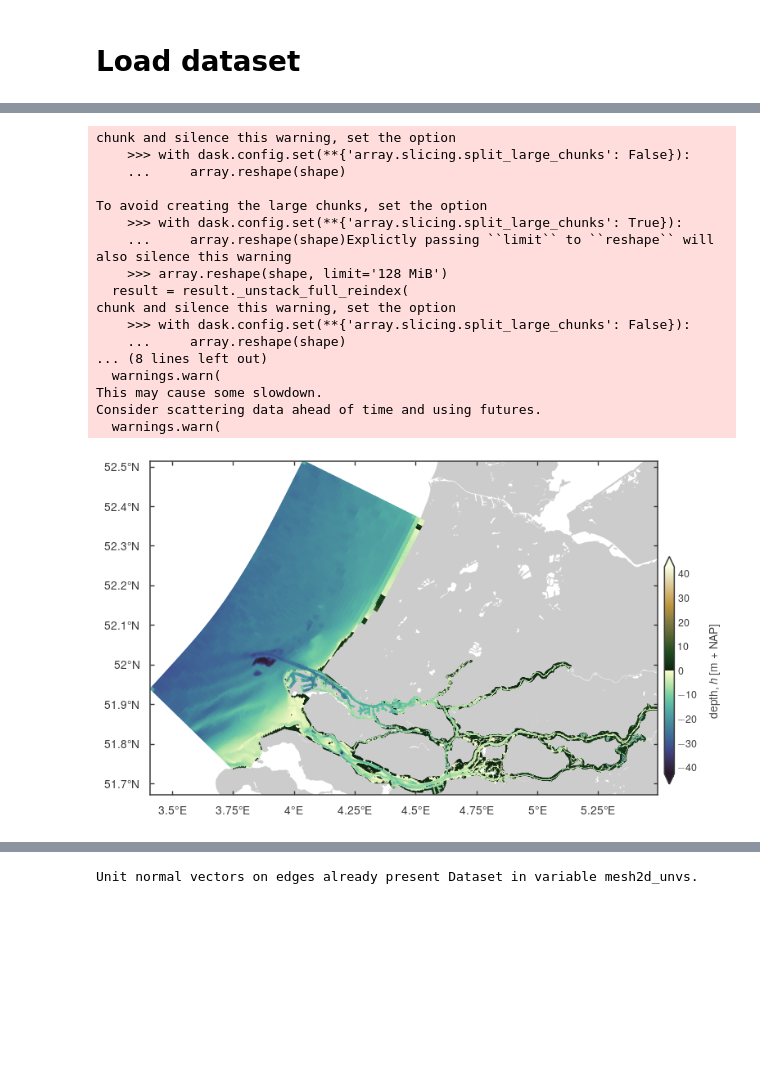
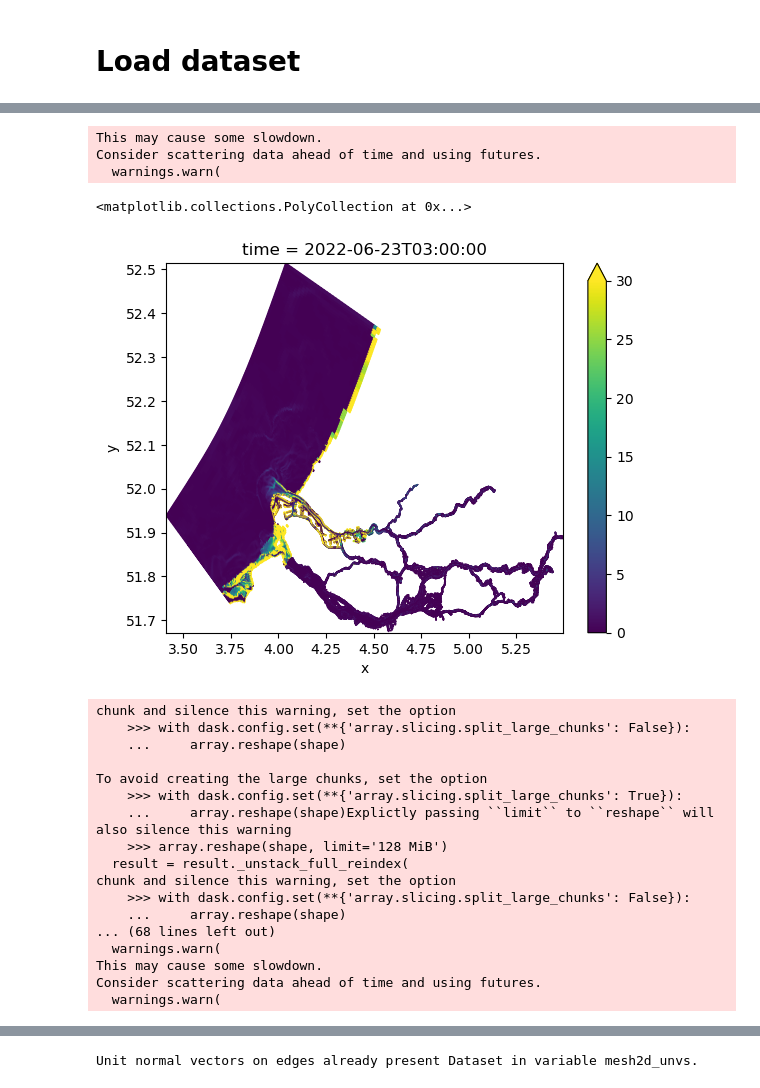
Before and after one commit to mgeraeds/pysva, a Jupyter notebook: notebooks/01_testing.ipynb, the cells around one changed output, grey strips where cells are left out. Drawn from its saved outputs; the diff is of its cells as text; code cells hidden in the pictures; blank space fills up the shorter version.

Commit message:
🚧 Testing code for all salinity variance terms

```diff
--- a/notebooks/01_testing.ipynb
+++ b/notebooks/01_testing.ipynb
@@ -180,5 +149,5 @@ sva_obj.volume = sva_obj.ds['mesh2d_vol1']
 # %%
-sva_obj.tracer = uda_to_edges(sva_obj, sva_obj.tracer)
+gradient = sva_obj.compute_gradient_on_face(sva_obj.tracer)
 # %% [output]
 chunk and silence this warning, set the option
     >>> with dask.config.set(**{'array.slicing.split_large_chunks': False}):
@@ -331,23 +169,3 @@ def compute_gradient_on_face(constructorSVA, uda, **kwargs):
-# %%
-gradient = compute_gradient_on_face(sva_obj, sva_obj.tracer)
-# %% [output]
-chunk and silence this warning, set the option
-    >>> with dask.config.set(**{'array.slicing.split_large_chunks': False}):
-    ...     array.reshape(shape)
-
-To avoid creating the large chunks, set the option
-    >>> with dask.config.set(**{'array.slicing.split_large_chunks': True}):
-    ...     array.reshape(shape)Explictly passing ``limit`` to ``reshape`` will also silence this warning
-    >>> array.reshape(shape, limit='128 MiB')
-  result = result._unstack_full_reindex(
-chunk and silence this warning, set the option
-    >>> with dask.config.set(**{'array.slicing.split_large_chunks': False}):
-    ...     array.reshape(shape)
-... (8 lines left out)
-  warnings.warn(
-This may cause some slowdown.
-Consider scattering data ahead of time and using futures.
-  warnings.warn(
 # %%
 from dfmproc.utils.plotting import GeneralPlot, plot_basic_background
 # %%
@@ -355,23 +174,7 @@ import cmocean.cm as cmo
-# %%
-fig, ax = plt.subplots(FigureClass=GeneralPlot, figsize=(8,6.5))#6,5
-bg = plot_basic_background(ax=ax, crs='WGS84', zorder=0)
-
-pc = sva_obj.ds['mesh2d_flowelem_bl'].ugrid.plot(cmap=cmo.topo, add_labels=False, add_colorbar=False, zorder=1)
-# g = uds.ugrid.grid.plot(add_labels=False, add_colorbar=False, zorder=2, lw=.5)#, color='red')
-
-# add colorbar
-cax = fig.add_axes([ax.get_position().x1 + 0.01, ax.get_position().y0 + 0.02, 0.015, ax.get_position().height - 0.2])
-cax.tick_params(axis=u'both', which=u'both', length=0)
-
-# cbar limits + others
-cb = plt.colorbar(pc, cax=cax, extend='both')
-tracer_string = r'depth, $h$ [m + NAP]'
-cb.set_label(f'{tracer_string}', labelpad=10, fontsize=10)
-cb.ax.tick_params(labelsize=9)
-plt.savefig('bathymetry_RMD.png', transparent=True)
-# %% [output]
-[figure, removed]
 # %%
 dimn_cart = f'mesh2d_nCartesian_coords'
+# %%
+bool_drycells = (uds['mesh2d_s1'] - uds['mesh2d_flowelem_bl']) < 0.25 # 0.0001 # standard EPSHU #other option: 0.0025
+# bool_drycells = (uds['mesh2d_flowelem_bl'] > 0)
 # %%
-salinity_gradient = np.sqrt(gradient.isel({dimn_cart:0})**2 + gradient.isel({dimn_cart:1})**2)#.where(~bool_drycells)
+salinity_gradient = np.sqrt(gradient.isel({dimn_cart:0})**2 + gradient.isel({dimn_cart:1})**2).where(~bool_drycells)
@@ -377,0 +183,29 @@ salinity_gradient = np.sqrt(gradient.isel({dimn_cart:0})**2 + gradient.isel({dim
+# %%
+(salinity_gradient*1000).isel(mesh2d_nLayers=45).isel(time=2).ugrid.plot(vmin=0, vmax=30)
+# %% [output]
+This may cause some slowdown.
+Consider scattering data ahead of time and using futures.
+  warnings.warn(
+<matplotlib.collections.PolyCollection at 0x...>
+[figure, added]
+# %%
+ucx_grad = sva_obj.compute_gradient_on_face(sva_obj.velx)
+ucy_grad = sva_obj.compute_gradient_on_face(sva_obj.vely)
+# %% [output]
+chunk and silence this warning, set the option
+    >>> with dask.config.set(**{'array.slicing.split_large_chunks': False}):
+    ...     array.reshape(shape)
+
+To avoid creating the large chunks, set the option
+    >>> with dask.config.set(**{'array.slicing.split_large_chunks': True}):
+    ...     array.reshape(shape)Explictly passing ``limit`` to ``reshape`` will also silence this warning
+    >>> array.reshape(shape, limit='128 MiB')
+  result = result._unstack_full_reindex(
+chunk and silence this warning, set the option
+    >>> with dask.config.set(**{'array.slicing.split_large_chunks': False}):
+    ...     array.reshape(shape)
+... (68 lines left out)
+  warnings.warn(
+This may cause some slowdown.
+Consider scattering data ahead of time and using futures.
+  warnings.warn(
```
Also changed, not shown: parts of 45 cells of this notebook.
